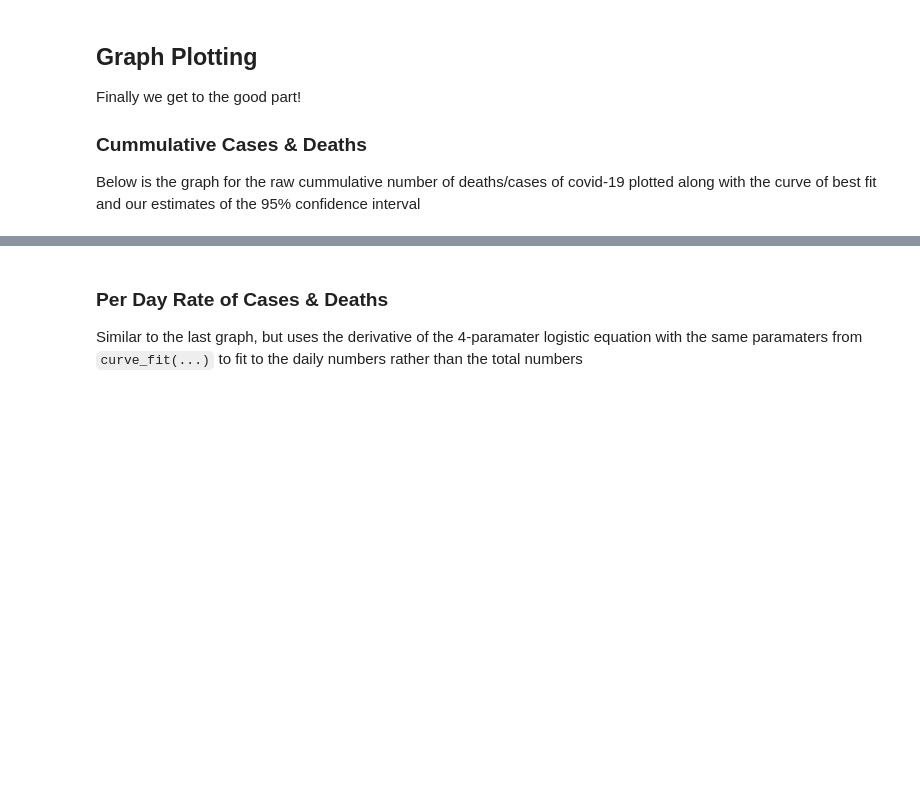
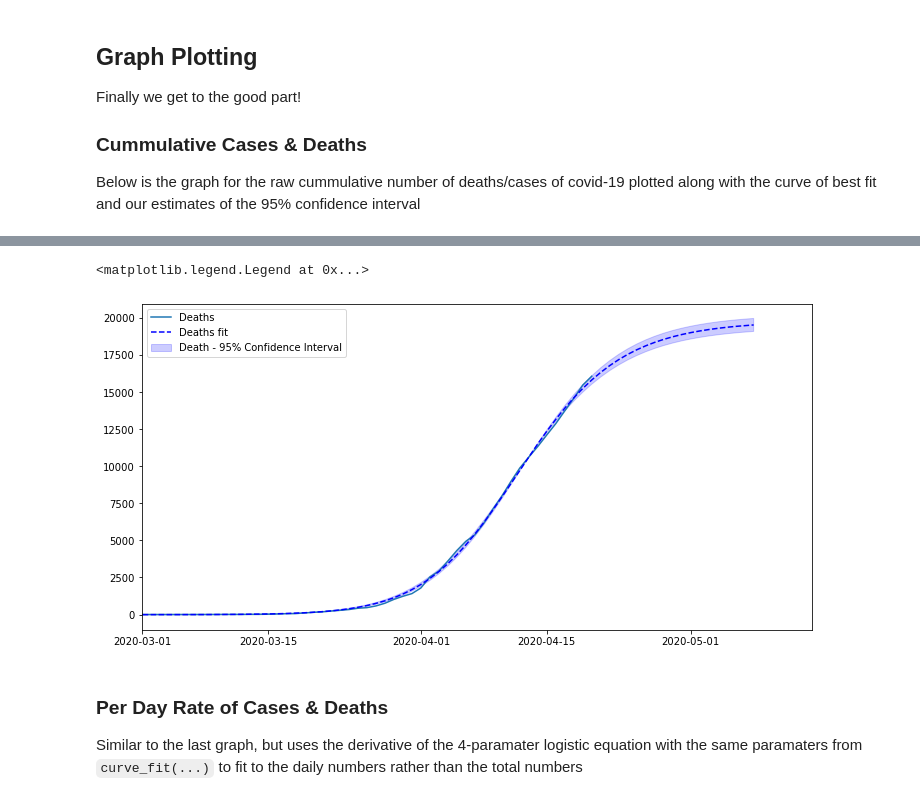
Before and after one commit to TheKingOfAtlantis/CoVID-19, a Jupyter notebook: dataset.ipynb, the cells around one changed output, grey strips where cells are left out. Drawn from its saved outputs; the diff is of its cells as text; code cells hidden in the pictures; blank space fills up the shorter version.

```diff
--- a/dataset.ipynb
+++ b/dataset.ipynb
@@ -154,3 +154,19 @@ ax.legend()
+# %%
+# Deaths-only
+fig, ax = plt.subplots(figsize=(12,6))
+
+ax.plot(dataset.loc["UK"]["dateRep"], dataset.loc["UK"]["cum_deaths"], label="Deaths")
+ax.plot(dt + dataset.loc["UK"]["dateRep"].min(), logistic(dt.days, *params_death), "--", label="Deaths fit", color="blue")
+ax.fill_between(dt + dataset.loc["UK"]["dateRep"].min(), logistic(dt.days, *(params_death + 2*np.sqrt(np.diag(cov_death)))),
+                    logistic(dt.days, *(params_death - 2*np.sqrt(np.diag(cov_death)))),
+                    alpha=0.2, color="blue", label="Death - 95% Confidence Interval"
+               )
+# This is arbitrarily set to give a decent overview of the UK data
+ax.set_xlim(pd.Timestamp("2020-03"), None)
+ax.legend()
+# %% [output]
+<matplotlib.legend.Legend at 0x...>
+[figure, added]
 # %% [markdown]
 ### Per Day Rate of Cases & Deaths
 Similar to the last graph, but uses the derivative of the 4-paramater logistic equation with the same paramaters from `curve_fit(...)` to fit to the daily numbers rather than the
```
Also changed, not shown: parts of 7 cells of this notebook.
